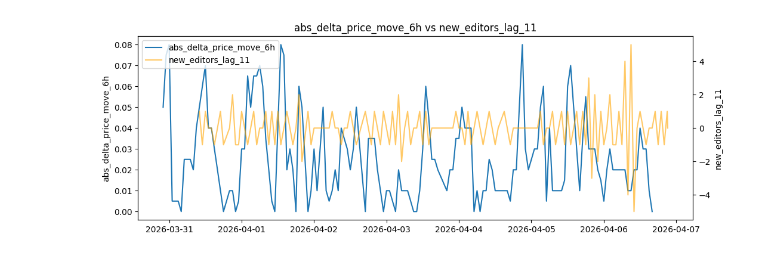
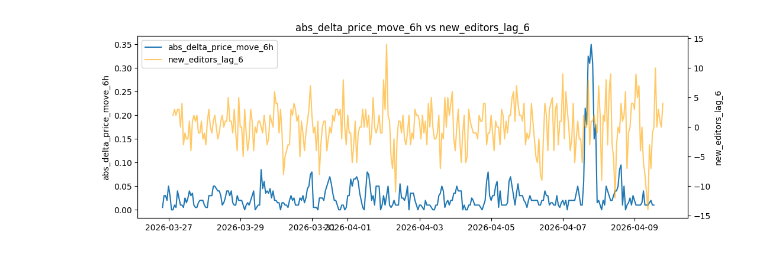
Before and after one commit to tallywiesenberg/thinking-bee, a Jupyter notebook: notebooks/main.ipynb, the cells around one changed output. Drawn from its saved outputs; the diff is of its cells as text; code cells hidden in the pictures.

Commit message:
aqcuire page diffs, page change data

```diff
--- a/notebooks/main.ipynb
+++ b/notebooks/main.ipynb
@@ -287,7 +334,7 @@ slug = "will-the-us-invade-iran-before-2027"
 
 prices, meta = get_price_series_from_slug(
     slug=slug,
-    days=7,
+    days=14,
     interval="1h",
     fidelity=60,
 )
@@ -308,5 +364,26 @@ Rows returned: 161
 # %%
-df = pd.merge_asof(prices, features, on="timestamp", direction="backward")
+prices_hourly = (
+    prices.set_index("timestamp")
+    .resample("1h")
+    .mean()
+    .ffill()
+    .reset_index()
+)
+
+features_hourly = (
+    features.set_index("timestamp")
+    .resample("1h")
+    .sum()
+    .fillna(0)
+    .reset_index()
+)
+
+df = pd.merge_asof(
+    prices_hourly.sort_values("timestamp"),
+    features_hourly.sort_values("timestamp"),
+    on="timestamp",
+    direction="backward"
+)
 df["timestamp"] = pd.to_datetime(df["timestamp"])
 df = df.sort_values("timestamp").set_index("timestamp")
 windows = ["30min", "1h", "3h", "6h", "12h", "24h"]
@@ -318,8 +395,9 @@ for w in windows:
     df[f"abs_delta_price_move_{w}"] = df[f"delta_price_{w}"].abs()
     df[f"unique_editors_{w}"] = df["unique_editors"].rolling(w).sum().diff()
     df[f"new_editors_{w}"] = df["new_editors"].rolling(w).sum().diff()
+    df["com"]
 # edits at time t predicting future
 for i in range(1, 20):
-    df[f"edits_lag_{i}"] = df[f"edits_30min_diff"].shift(i)
-    df[f"new_editors_lag_{i}"] = df[f"new_editors_30min"].shift(i)
-    df[f"unique_editors_lag_{i}"] = df["unique_editors_30min"].shift(i)
+    df[f"edits_lag_{i}"] = df[f"edits_6h_diff"].shift(i)
+    df[f"new_editors_lag_{i}"] = df[f"new_editors_6h"].shift(i)
+    df[f"unique_editors_lag_{i}"] = df["unique_editors_6h"].shift(i)
@@ -326,27 +415,27 @@ for i in range(1, 20):
 # %%
 import matplotlib.pyplot as plt
 
 def plot_rolling_delta(col1: str, col2: str):
     fig, ax1 = plt.subplots(figsize=(12,4))
     ax1.plot(df.index, df[col1], label=col1)
     ax1.set_ylabel(col1)
 
     ax2 = ax1.twinx()
     ax2.plot(df.index, df[col2], color="orange", alpha=0.6, label=col2)
     ax2.set_ylabel(col2)
 
     # Combine legends from both axes
     lines1, labels1 = ax1.get_legend_handles_labels()
     lines2, labels2 = ax2.get_legend_handles_labels()
     ax1.legend(lines1 + lines2, labels1 + labels2, loc='upper left')
 
     plt.title(f"{col1} vs {col2}")
     plt.show()
 
 
-plot_rolling_delta("abs_delta_price_move_6h", "new_editors_lag_11")
+plot_rolling_delta("abs_delta_price_move_6h", "new_editors_lag_6")
 # %% [output]
-[figure, old version]
+[figure, new version]
 # %%
 corrs = []
 df["target"] = (df["price"].shift(-6) - df["price"]).abs()
```
Also changed, not shown: parts of 9 cells of this notebook.
